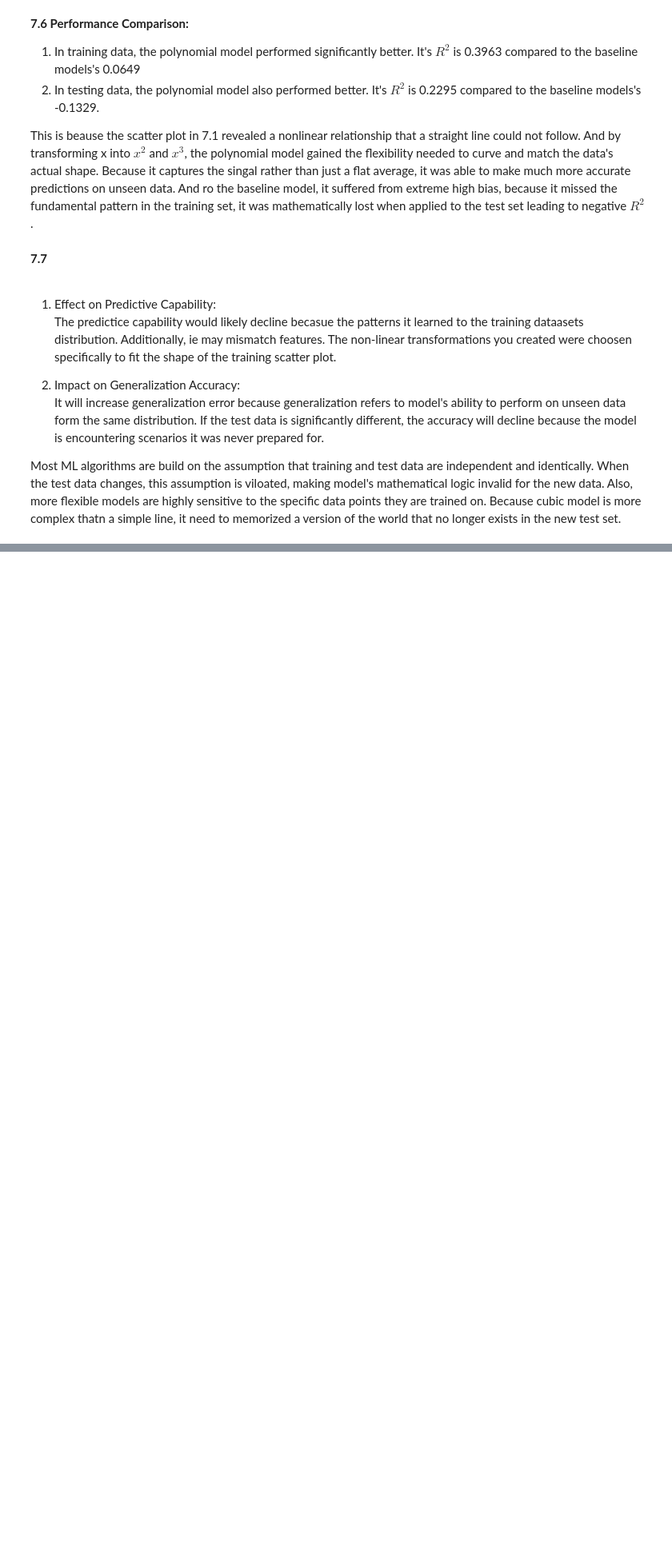
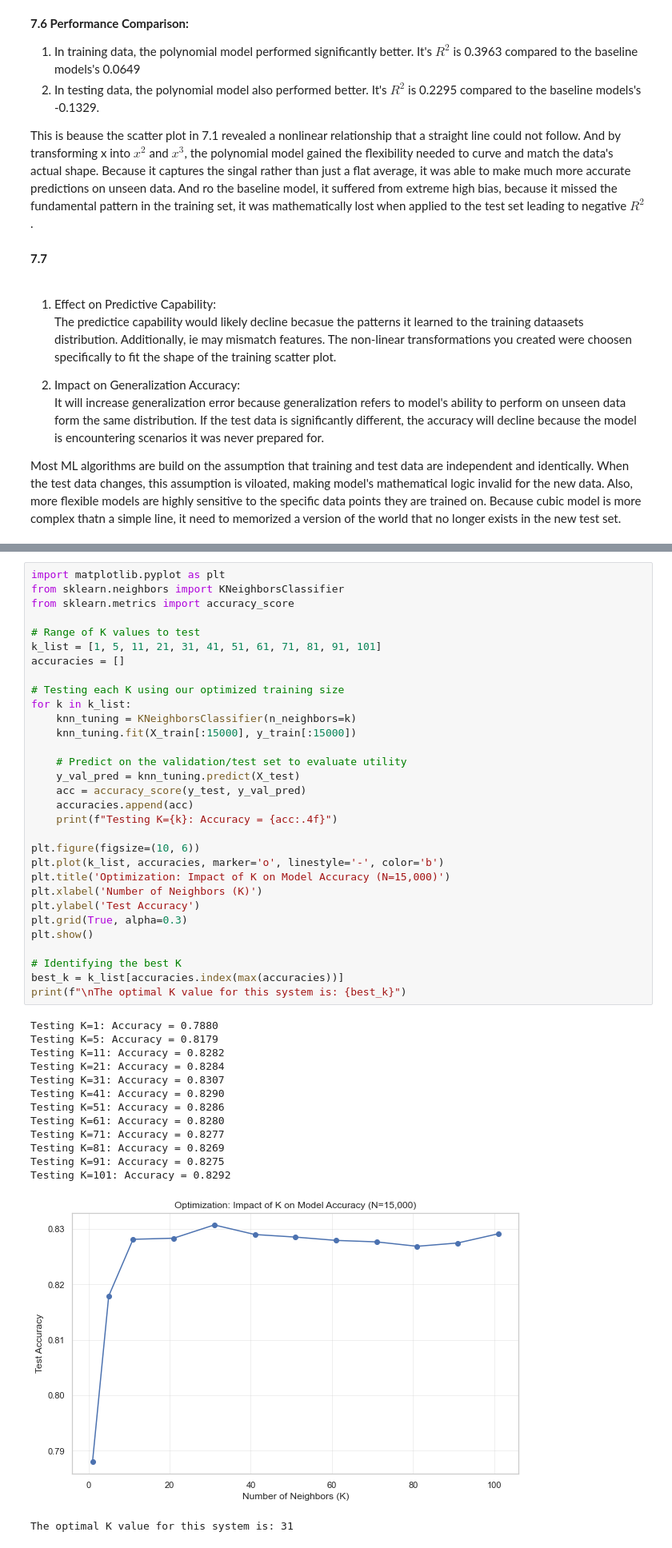
Before and after one commit to edwall201/Machine-Learning-26-Spring, a Jupyter notebook: assign2/assign2.ipynb, the cells around one changed output, grey strips where cells are left out. Shown at 80% size. Drawn from its saved outputs; the diff is of its cells as text; blank space fills up the shorter version.

```diff
--- a/assign2/assign2.ipynb
+++ b/assign2/assign2.ipynb
@@ -541,0 +702,46 @@ Most ML algorithms are build on the assumption that training and test data are i
+# %%
+import matplotlib.pyplot as plt
+from sklearn.neighbors import KNeighborsClassifier
+from sklearn.metrics import accuracy_score
+
+# Range of K values to test
+k_list = [1, 5, 11, 21, 31, 41, 51, 61, 71, 81, 91, 101]
+accuracies = []
+
+# Testing each K using our optimized training size
+for k in k_list:
+    knn_tuning = KNeighborsClassifier(n_neighbors=k)
+    knn_tuning.fit(X_train[:15000], y_train[:15000])
+
+    # Predict on the validation/test set to evaluate utility
+    y_val_pred = knn_tuning.predict(X_test)
+    acc = accuracy_score(y_test, y_val_pred)
+    accuracies.append(acc)
+    print(f"Testing K={k}: Accuracy = {acc:.4f}")
+
+plt.figure(figsize=(10, 6))
+plt.plot(k_list, accuracies, marker='o', linestyle='-', color='b')
+plt.title('Optimization: Impact of K on Model Accuracy (N=15,000)')
+plt.xlabel('Number of Neighbors (K)')
+plt.ylabel('Test Accuracy')
+plt.grid(True, alpha=0.3)
+plt.show()
+
+# Identifying the best K
+best_k = k_list[accuracies.index(max(accuracies))]
+print(f"\nThe optimal K value for this system is: {best_k}")
+# %% [output]
+Testing K=1: Accuracy = 0.7880
+Testing K=5: Accuracy = 0.8179
+Testing K=11: Accuracy = 0.8282
+Testing K=21: Accuracy = 0.8284
+Testing K=31: Accuracy = 0.8307
+Testing K=41: Accuracy = 0.8290
+Testing K=51: Accuracy = 0.8286
+Testing K=61: Accuracy = 0.8280
+Testing K=71: Accuracy = 0.8277
+Testing K=81: Accuracy = 0.8269
+Testing K=91: Accuracy = 0.8275
+Testing K=101: Accuracy = 0.8292
+[figure, added]
+The optimal K value for this system is: 31
```
Also changed, not shown: parts of 18 cells of this notebook, 3 other files.
